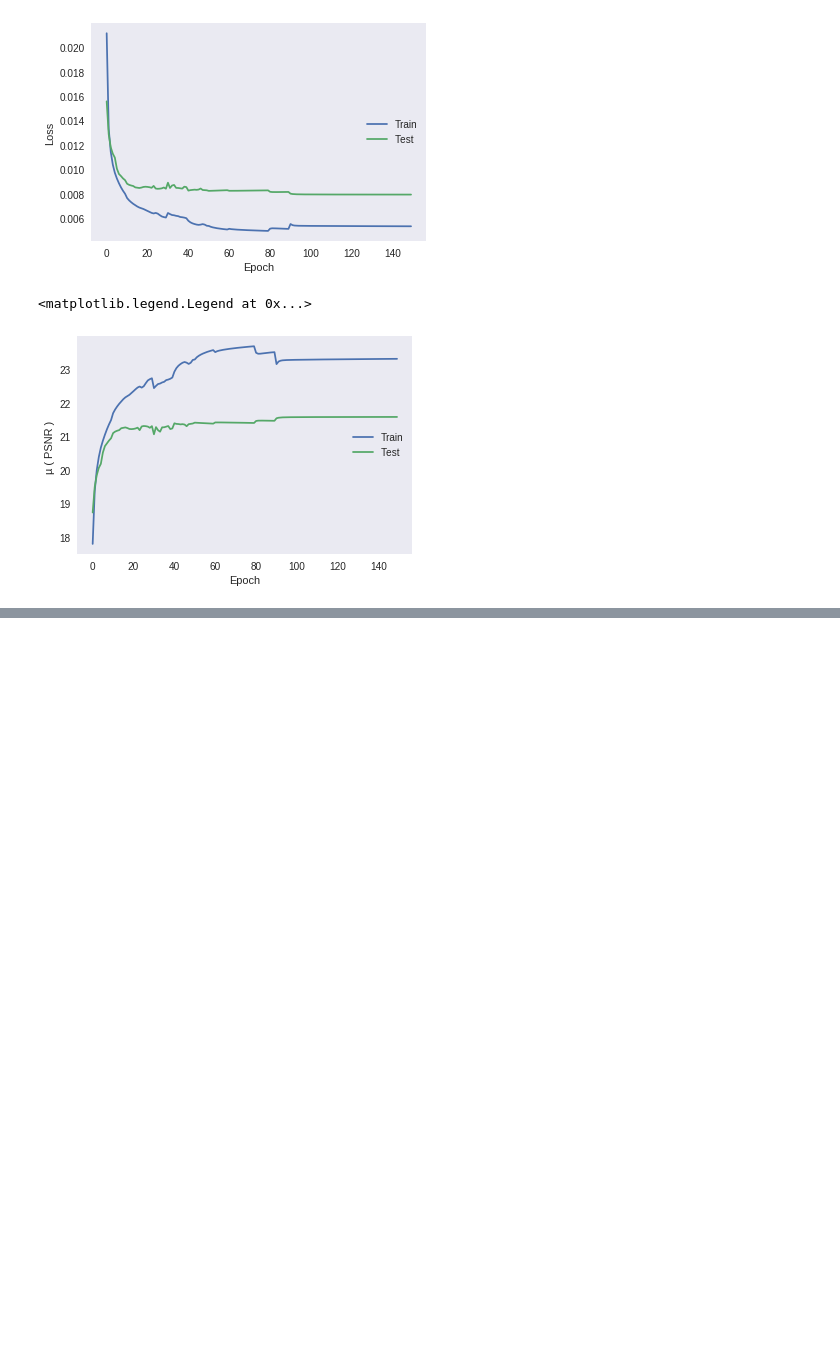
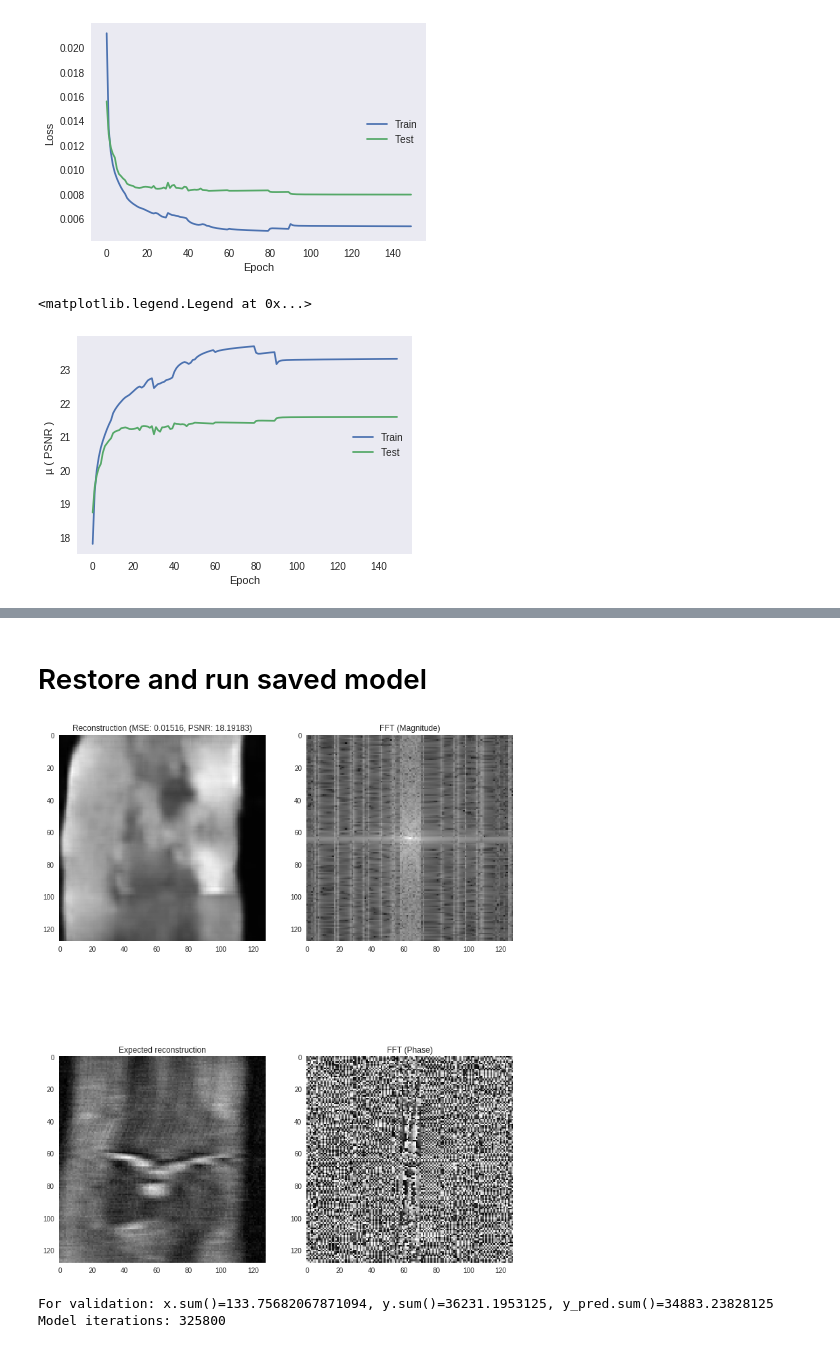
Before and after one commit to alexwal/cs230-project, a Jupyter notebook: MRI_reconstruction_example/train_automap_model_on_fastmri_dataset.ipynb, the cells around one changed output, grey strips where cells are left out. Saved outputs shown, nothing was run; the diff lists cells and outputs as text; code cells hidden in the pictures; blank space fills up the shorter version.

```diff
--- a/MRI_reconstruction_example/train_automap_model_on_fastmri_dataset.ipynb
+++ b/MRI_reconstruction_example/train_automap_model_on_fastmri_dataset.ipynb
@@ -584,0 +607,10 @@ dict_keys(['loss', 'mean_PSNR', 'val_loss', 'val_mean_PSNR', 'lr'])
+# %% [markdown]
+# Restore and run saved model
+# %%
+saved_model_path = '/home/ubuntu/cs230/models/automap_fastmri/2019-06-07_00:49:20/cp-0150.ckpt'
+restored_model = restore_model(saved_model_path, weights_only=False, custom_objects={'mean_PSNR': mean_PSNR})
+predict_and_visualize(restored_model, x, y);
+# %% [output]
+[figure, added]
+For validation: x.sum()=133.75682067871094, y.sum()=36231.1953125, y_pred.sum()=34883.23828125
+Model iterations: 325800
```
Also changed, not shown: parts of 9 cells of this notebook.
